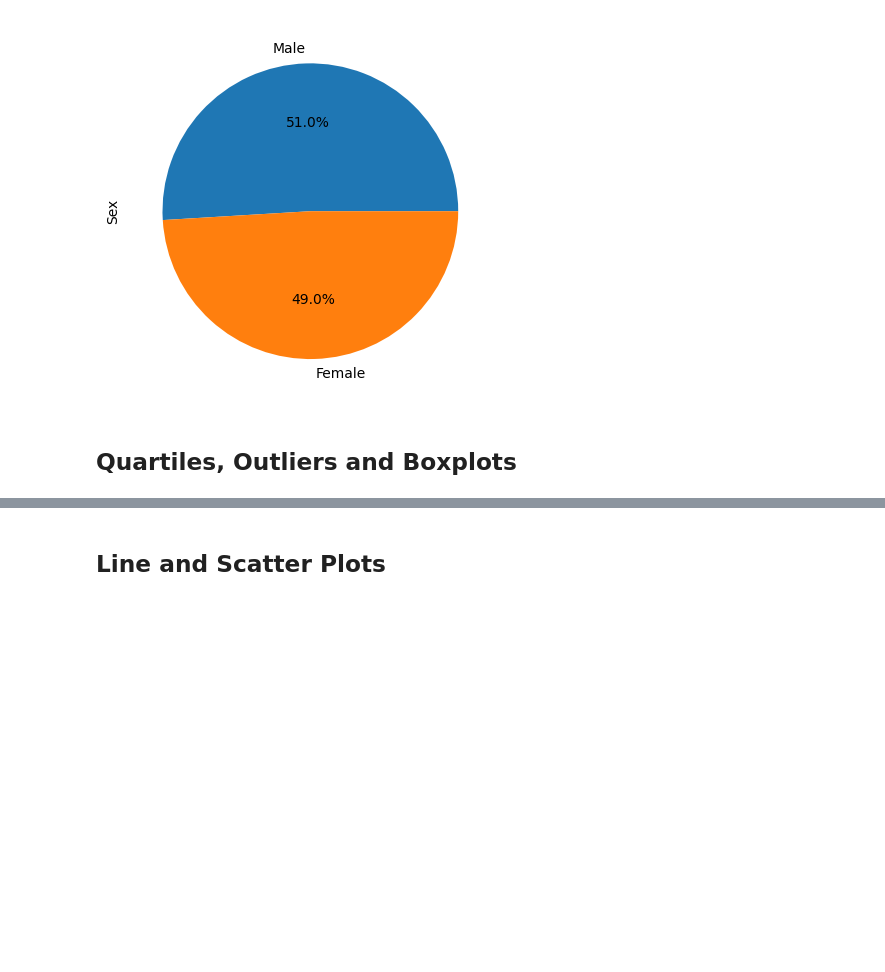
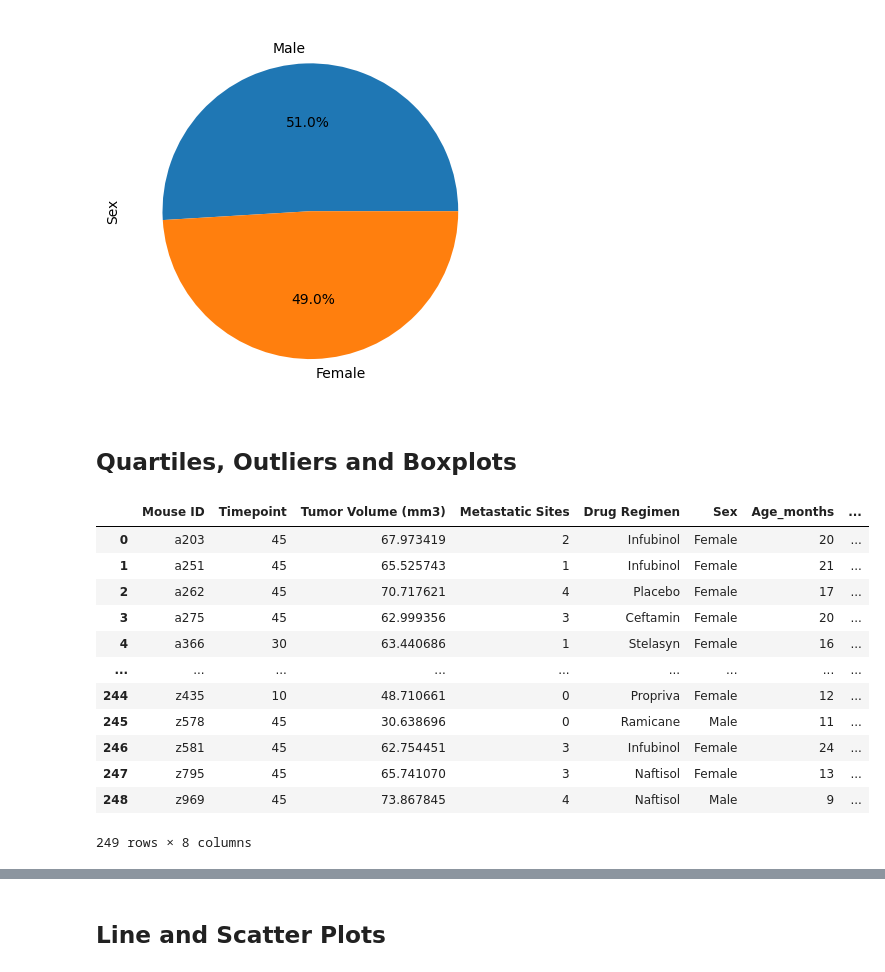
Before and after one commit to MissDysart/visualization-challenge, a Jupyter notebook: pymaceuticals.ipynb, the cells around one changed output, grey strips where cells are left out. Saved outputs shown, nothing was run; the diff lists cells and outputs as text; code cells hidden in the pictures; blank space fills up the shorter version.

```diff
--- a/pymaceuticals.ipynb
+++ b/pymaceuticals.ipynb
@@ -187,9 +193,25 @@ plt.show()
 # %%
 # Calculate the final tumor volume of each mouse across four of the treatment regimens:
 # Capomulin, Ramicane, Infubinol, and Ceftamin
 
-# Start by getting the last (greatest) timepoint for each mouse
-
+# Start by getting the last (greatest, aka max) timepoint for each mouse
+timepoint_per_mouse = mouse_study_complete.groupby("Mouse ID")["Timepoint"].max()
 
 # Merge this group df with the original DataFrame to get the tumor volume at the last timepoint
+study_results = pd.merge(timepoint_per_mouse, mouse_study_complete, on=["Mouse ID", "Timepoint"])
+study_results
+# %% [output]
+|  | Mouse ID | Timepoint | Tumor Volume (mm3) | Metastatic Sites | Drug Regimen | Sex | Age_months | ... |
+| 0 | a203 | 45 | 67.973419 | 2 | Infubinol | Female | 20 | ... |
+| 1 | a251 | 45 | 65.525743 | 1 | Infubinol | Female | 21 | ... |
+| 2 | a262 | 45 | 70.717621 | 4 | Placebo | Female | 17 | ... |
+| 3 | a275 | 45 | 62.999356 | 3 | Ceftamin | Female | 20 | ... |
+| 4 | a366 | 30 | 63.440686 | 1 | Stelasyn | Female | 16 | ... |
+| ... | ... | ... | ... | ... | ... | ... | ... | ... |
+| 244 | z435 | 10 | 48.710661 | 0 | Propriva | Female | 12 | ... |
+| 245 | z578 | 45 | 30.638696 | 0 | Ramicane | Male | 11 | ... |
+| 246 | z581 | 45 | 62.754451 | 3 | Infubinol | Female | 24 | ... |
+| 247 | z795 | 45 | 65.741070 | 3 | Naftisol | Female | 13 | ... |
+| 248 | z969 | 45 | 73.867845 | 4 | Naftisol | Male | 9 | ... |
+249 rows × 8 columns
 # %%
```
Also changed, not shown: parts of 11 cells of this notebook, 3 other files.
